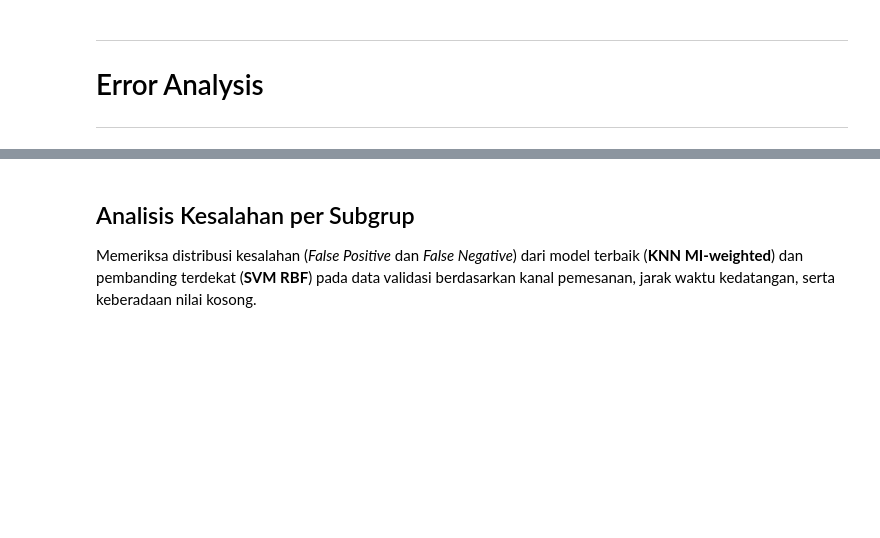
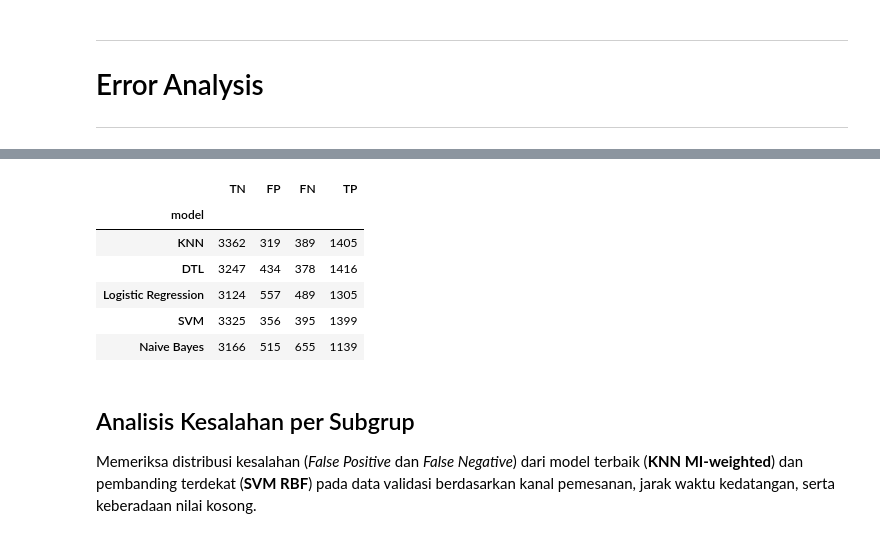
Before and after one commit to Alpaomega1136/IF3170_G31_KelompokDadakan, a Jupyter notebook: src/notebooks/IF3170_G31_KelompokDadakan.ipynb, the cells around one changed output, grey strips where cells are left out. Cells and saved outputs as stored; diff of their text form; code cells hidden in the pictures; blank space fills up the shorter version.

Commit message:
refactor(dtl): simplify configuration and add confusion matrix analysis

```diff
--- a/src/notebooks/IF3170_G31_KelompokDadakan.ipynb
+++ b/src/notebooks/IF3170_G31_KelompokDadakan.ipynb
@@ -140,7 +140,9 @@ from workflows.workflow import (
     train_model, evaluate_model, compare_models,
     calibrate_threshold, save_model, load_model, submit_model,
 )
-from workflows.dtl_workflow import compare_pruning, train_final_dtl
+from workflows.dtl_workflow import train_dtl
+
+DTL_CONFIG = dict(max_depth=None, min_samples_split=10, ccp_alpha=0.00035, calibrate=True, seed=SEED)
 # %% [markdown]
 ## Seed Everything
 
@@ -660,9 +644,7 @@ evaluasi_semua = [
     ("SVM (RBF + SafeSVMPreprocessor)", model_svm, X_valid_svm),
     ("SVM (Polynomial d=2)", model_svm_poly, X_valid_siap),
     ("SVM (Linear)", model_svm_linear, X_valid_siap),
-    ("DTL (CCP 100% train + cal th)", model_dtl_ccp, X_valid_dtl_ccp),
-    ("DTL (Baseline depth=13 unpruned)", model_dtl, X_valid_siap),
-    ("DTL (Native raw kat+null + CCP)", model_dtl_native, X_valid),
+    ("DTL", model_dtl, X_valid_dtl),
     ("LR (FE non-linear + decay + cal th)", model_lr, X_valid_lr),
     ("LR (Baseline L2)", model_lr_base, X_valid_siap),
     ("Naive Bayes (Discretized + MISSING)", model_nb, X_valid_nb),
@@ -674,7 +656,7 @@ confusion_utama = {}
 model_utama_set = {
     "KNN (MI-weighted, Manhattan k=15)",
     "SVM (RBF + SafeSVMPreprocessor)",
-    "DTL (CCP 100% train + cal th)",
+    "DTL",
     "LR (FE non-linear + decay + cal th)",
     "Naive Bayes (Discretized + MISSING)",
 }
@@ -913,13 +806,3 @@ Fungsi `tune_dtl` tersedia untuk eksplorasi grid `max_depth`, `min_samples_split
-# %%
-from workflows.dtl_evaluation import tune_dtl
-
-RUN_DTL_TUNING = False
-if RUN_DTL_TUNING:
-    detail_dtl, ringkasan_dtl = tune_dtl(
-        X_train, y_train, depths=(14, 15, 16), min_splits=(2, 10),
-        min_leaves=(1, 5), n_splits=3, seed=SEED
-    )
-    display(ringkasan_dtl.round(4))
 # %% [markdown]
 ### Perbandingan Regularisasi LR (Tambahan)
 
@@ -1358,3 +1226,27 @@ display(pd.DataFrame(ringkasan_sub).set_index("model").round(4))
+# %%
+model_validasi = {
+    "KNN": (model_knn_mi, X_valid_knn_mi),
+    "DTL": (model_dtl, X_valid_dtl),
+    "Logistic Regression": (model_lr, X_valid_lr),
+    "SVM": (model_svm, X_valid_svm),
+    "Naive Bayes": (model_nb, X_valid_nb),
+}
+hasil_confusion = []
+for nama, (model, fitur) in model_validasi.items():
+    tn, fp, fn, tp = confusion_matrix(y_valid, model.predict(fitur), labels=[0, 1]).ravel()
+    hasil_confusion.append({"model": nama, "TN": tn, "FP": fp, "FN": fn, "TP": tp})
+
+tabel_confusion = pd.DataFrame(hasil_confusion).set_index("model")
+assert (tabel_confusion.sum(axis=1) == len(y_valid)).all()
+display(tabel_confusion)
+# %% [output]
+|  | TN | FP | FN | TP |
+| model |  |  |  |  |
+| KNN | 3362 | 319 | 389 | 1405 |
+| DTL | 3247 | 434 | 378 | 1416 |
+| Logistic Regression | 3124 | 557 | 489 | 1305 |
+| SVM | 3325 | 356 | 395 | 1399 |
+| Naive Bayes | 3166 | 515 | 655 | 1139 |
 # %% [markdown]
 ## Analisis Kesalahan per Subgrup
 
```
Also changed, not shown: parts of 15 cells of this notebook, 3 other files.
